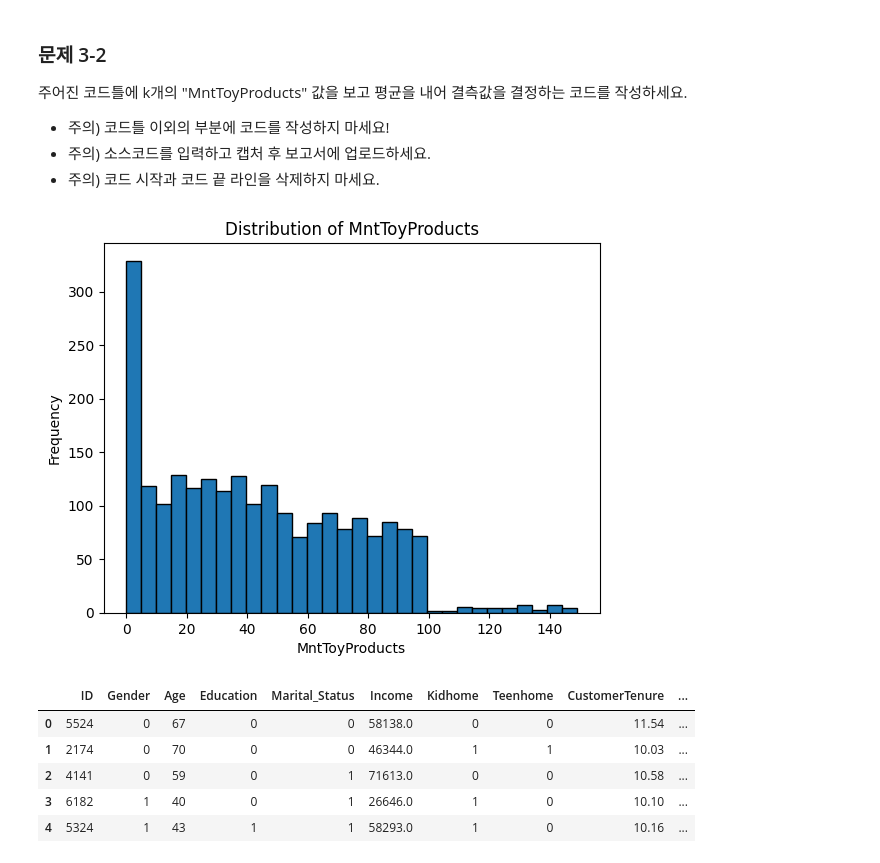
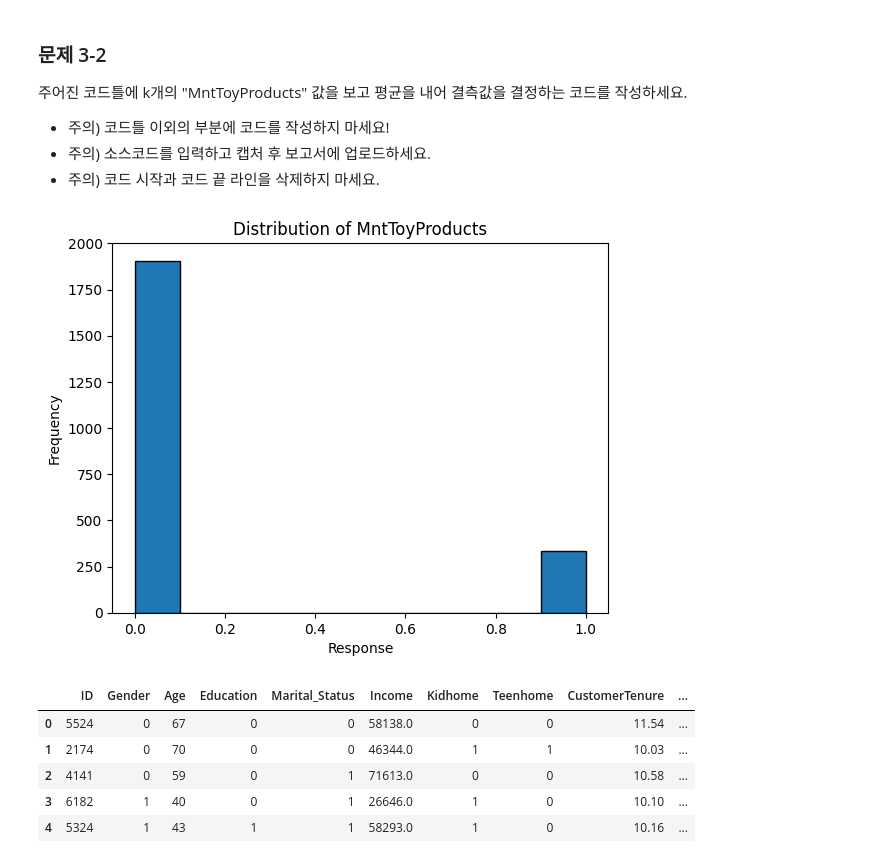
Before and after one commit to dh610/DataMining, a Jupyter notebook: project.ipynb, the cells around one changed output. Drawn from its saved outputs; the diff is of its cells as text; code cells hidden in the pictures.

```diff
--- a/project.ipynb
+++ b/project.ipynb
@@ -523,18 +523,18 @@ data['MntToyProducts'] = imputer.predict(X) # 오래 걸립니다
 # %%
 import matplotlib.pyplot as plt
 
 # 'data' 데이터프레임의 'MntToyProducts' 컬럼에 대한 히스토그램 생성
-plt.hist(data['MntToyProducts'], bins=30, edgecolor='black')
+plt.hist(data['Response'], edgecolor='black')
 
 # 그래프 제목 및 축 레이블 설정
 plt.title('Distribution of MntToyProducts')
-plt.xlabel('MntToyProducts')
+plt.xlabel('Response')
 plt.ylabel('Frequency')
 
 # 그래프 표시
 plt.show()
 # %% [output]
-[figure, old version]
+[figure, new version]
 # %%
 data.head()
 # %% [output]
```
Also changed, not shown: parts of 6 cells of this notebook.
